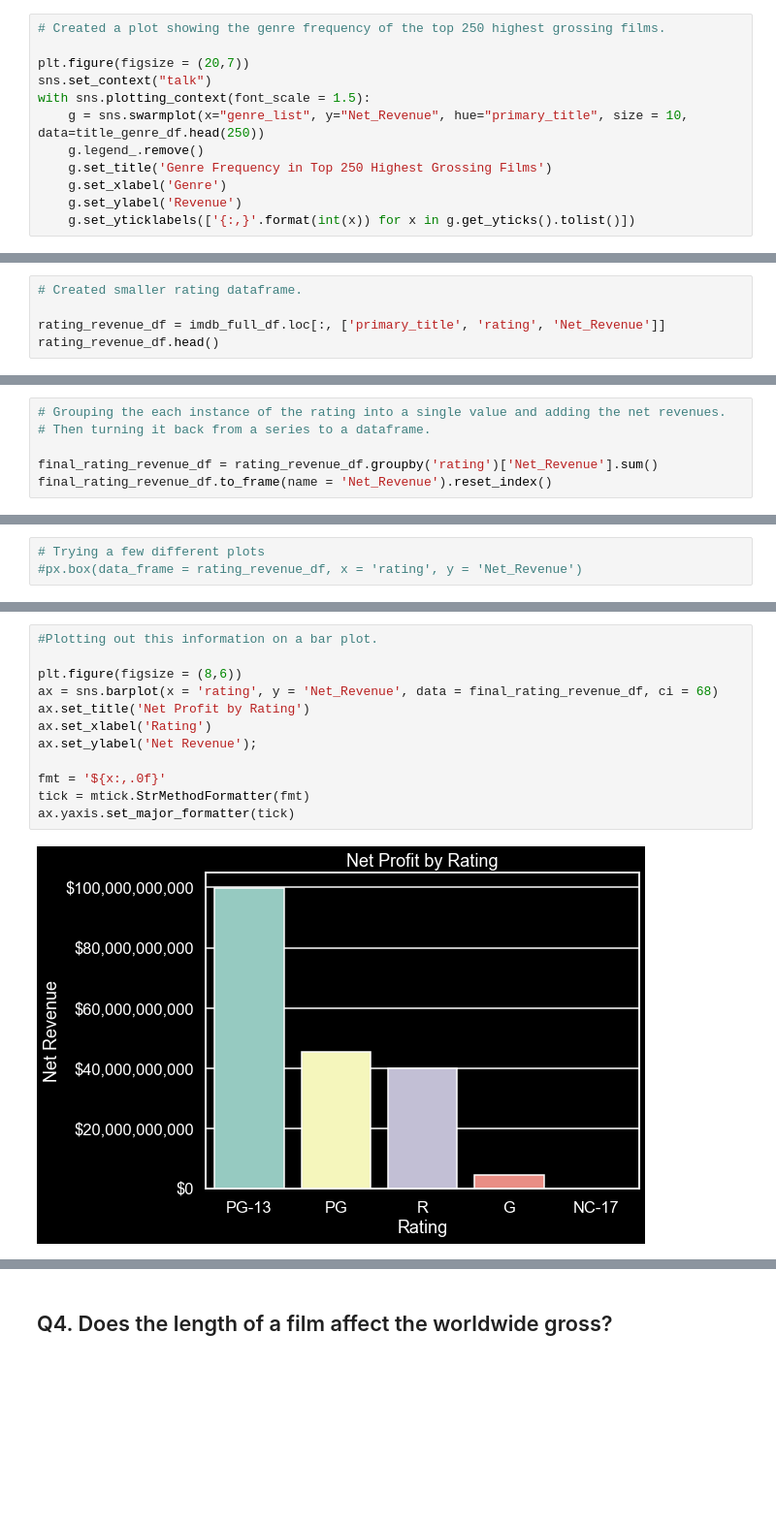
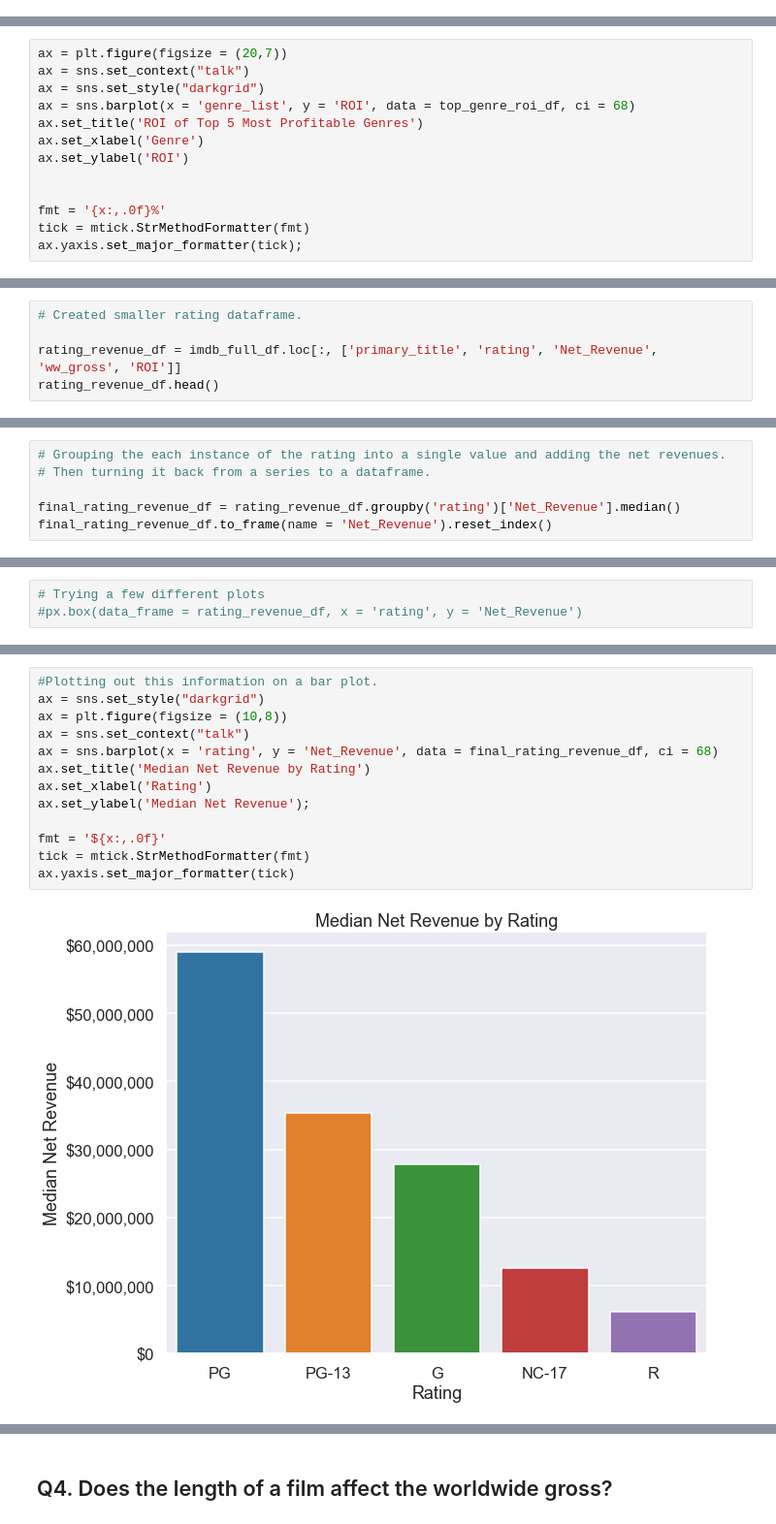
Before and after one commit to spags093/dsc-mod-1-project-v2-1-onl01-dtsc-ft-070620, a Jupyter notebook: student.ipynb, the cells around one changed output, grey strips where cells are left out. Shown at 97% size. Saved outputs shown, nothing was run; the diff lists cells and outputs as text; blank space fills up the shorter version.

```diff
--- a/student.ipynb
+++ b/student.ipynb
@@ -830,12 +1027,0 @@ The figure below represents the top 250 highest grossing films of the past 10 ye
-# %%
-# Created a plot showing the genre frequency of the top 250 highest grossing films.
-
-plt.figure(figsize = (20,7))
-sns.set_context("talk")
-with sns.plotting_context(font_scale = 1.5):
-    g = sns.swarmplot(x="genre_list", y="Net_Revenue", hue="primary_title", size = 10, data=title_genre_df.head(250))
-    g.legend_.remove()
-    g.set_title('Genre Frequency in Top 250 Highest Grossing Films')
-    g.set_xlabel('Genre')
-    g.set_ylabel('Revenue')
-    g.set_yticklabels(['{:,}'.format(int(x)) for x in g.get_yticks().tolist()])
@@ -843,0 +1051,13 @@ with sns.plotting_context(font_scale = 1.5):
+# %%
+ax = plt.figure(figsize = (20,7))
+ax = sns.set_context("talk")
+ax = sns.set_style("darkgrid")
+ax = sns.barplot(x = 'genre_list', y = 'ROI', data = top_genre_roi_df, ci = 68)
+ax.set_title('ROI of Top 5 Most Profitable Genres')
+ax.set_xlabel('Genre')
+ax.set_ylabel('ROI')
+
+
+fmt = '{x:,.0f}%'
+tick = mtick.StrMethodFormatter(fmt)
+ax.yaxis.set_major_formatter(tick);
@@ -846,6 +1068,6 @@ with sns.plotting_context(font_scale = 1.5):
 # %%
 # Created smaller rating dataframe.
 
-rating_revenue_df = imdb_full_df.loc[:, ['primary_title', 'rating', 'Net_Revenue']]
+rating_revenue_df = imdb_full_df.loc[:, ['primary_title', 'rating', 'Net_Revenue', 'ww_gross', 'ROI']]
 rating_revenue_df.head()
 # %% [output]
@@ -939,7 +1160,7 @@ rating_revenue_df.head()
 # Grouping the each instance of the rating into a single value and adding the net revenues.
 # Then turning it back from a series to a dataframe.
 
-final_rating_revenue_df = rating_revenue_df.groupby('rating')['Net_Revenue'].sum()
+final_rating_revenue_df = rating_revenue_df.groupby('rating')['Net_Revenue'].median()
 final_rating_revenue_df.to_frame(name = 'Net_Revenue').reset_index()
 # %% [output]
 |  | rating | Net_Revenue |
@@ -1005,14 +1226,15 @@ The figure below represents the total net revenue of movies with particular MPAA
 # %%
 #Plotting out this information on a bar plot.
-
-plt.figure(figsize = (8,6))
+ax = sns.set_style("darkgrid")
+ax = plt.figure(figsize = (10,8))
+ax = sns.set_context("talk")
 ax = sns.barplot(x = 'rating', y = 'Net_Revenue', data = final_rating_revenue_df, ci = 68)
-ax.set_title('Net Profit by Rating')
+ax.set_title('Median Net Revenue by Rating')
 ax.set_xlabel('Rating')
-ax.set_ylabel('Net Revenue');
+ax.set_ylabel('Median Net Revenue');
 
 fmt = '${x:,.0f}'
 tick = mtick.StrMethodFormatter(fmt)
 ax.yaxis.set_major_formatter(tick)
 # %% [output]
-[figure, old version]
+[figure, new version]
```
Also changed, not shown: parts of 132 cells of this notebook, 16 other files.
